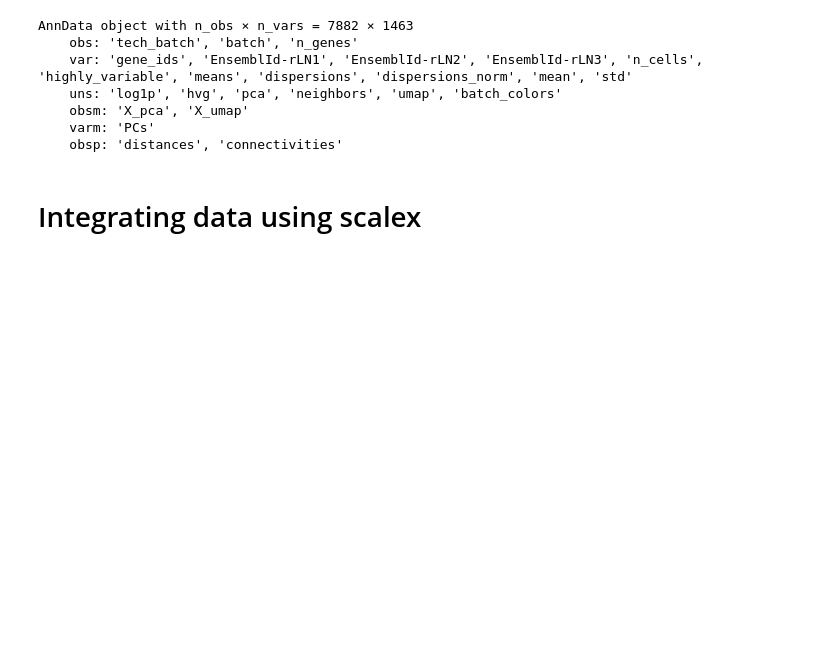
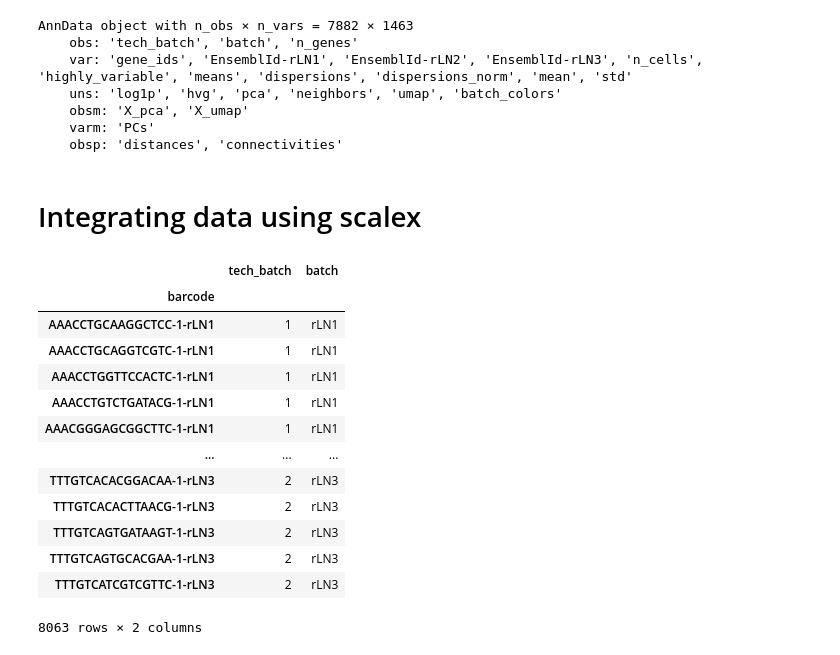
Before and after one commit to dinozor-petitpied/Capstone, a Jupyter notebook: Notebooks/Scalex.ipynb, the cells around one changed output. Saved outputs shown, nothing was run; the diff lists cells and outputs as text; code cells hidden in the pictures; blank space fills up the shorter version.

```diff
--- a/Notebooks/Scalex.ipynb
+++ b/Notebooks/Scalex.ipynb
@@ -142,6 +159,23 @@ AnnData object with n_obs × n_vars = 7882 × 1463
 # Integrating data using scalex
 # %%
 adata_raw_2 = adata_FL['rLN1'].concatenate(adata_FL['rLN2'], adata_FL['rLN3'], batch_categories=['rLN1', 'rLN2', 'rLN3'])
+# %%
+adata_raw_2.obs
+# %% [output]
+|  | tech_batch | batch |
+| barcode |  |  |
+| AAACCTGCAAGGCTCC-1-rLN1 | 1 | rLN1 |
+| AAACCTGCAGGTCGTC-1-rLN1 | 1 | rLN1 |
+| AAACCTGGTTCCACTC-1-rLN1 | 1 | rLN1 |
+| AAACCTGTCTGATACG-1-rLN1 | 1 | rLN1 |
+| AAACGGGAGCGGCTTC-1-rLN1 | 1 | rLN1 |
+| ... | ... | ... |
+| TTTGTCACACGGACAA-1-rLN3 | 2 | rLN3 |
+| TTTGTCACACTTAACG-1-rLN3 | 2 | rLN3 |
+| TTTGTCAGTGATAAGT-1-rLN3 | 2 | rLN3 |
+| TTTGTCAGTGCACGAA-1-rLN3 | 2 | rLN3 |
+| TTTGTCATCGTCGTTC-1-rLN3 | 2 | rLN3 |
+8063 rows × 2 columns
 # %%
 adata_ref=SCALEX(adata_raw_2,batch_name='tech_batch',min_features=600, min_cells=3, outdir='rLN_output/',show=False,gpu=7)
 # %% [output]
```
Also changed, not shown: parts of 5 cells of this notebook.
